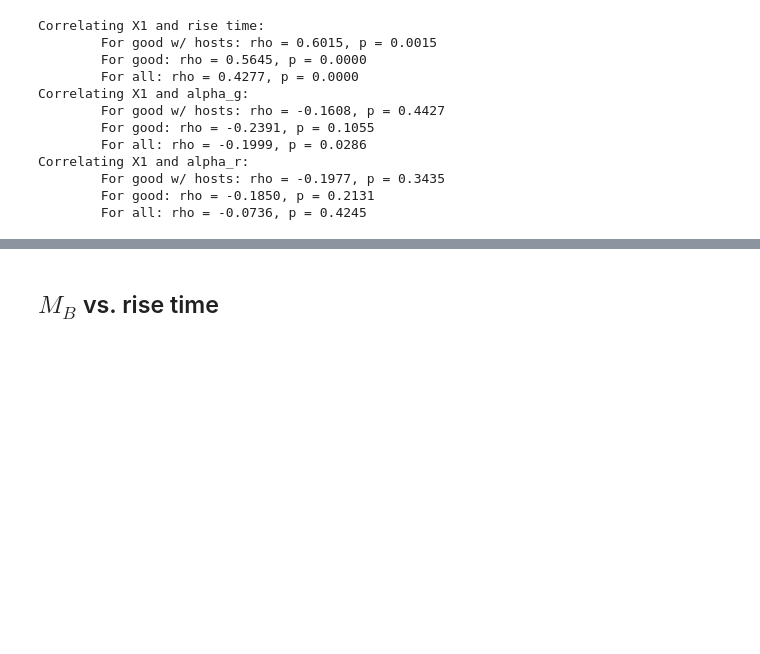
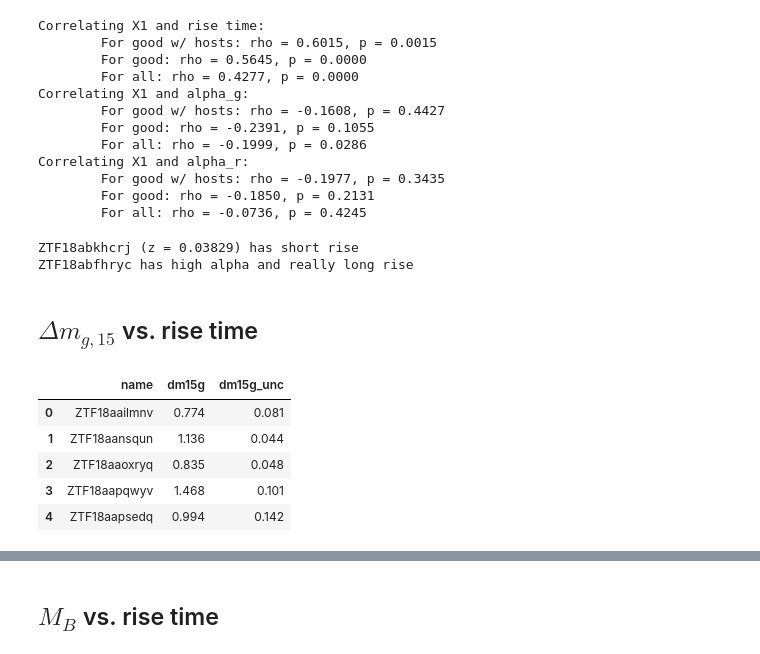
Before and after one commit to adamamiller/ztf_early_Ia_2018, a Jupyter notebook: playground/PlotPlayground.ipynb, the cells around one changed output, grey strips where cells are left out. Cells and saved outputs as stored; diff of their text form; code cells hidden in the pictures; blank space fills up the shorter version.

```diff
--- a/playground/PlotPlayground.ipynb
+++ b/playground/PlotPlayground.ipynb
@@ -543,3 +556,27 @@ Correlating X1 and alpha_r:
         For good w/ hosts: rho = -0.1977, p = 0.3435
         For good: rho = -0.1850, p = 0.2131
         For all: rho = -0.0736, p = 0.4245
+# %%
+outlier_high = np.where((t_rise < 16) & (salt_df.z_source != 'Msl') & (res.final_selection == 1) &
+                        (salt_df.x1_salt2.values > 0.75) & (salt_df.x1_salt2.values <1))
+outlier_low = np.where((t_rise > 21) & (salt_df.z_adopt < 0.04))
+
+print('{} (z = {}) has short rise'.format(salt_df.name.iloc[outlier_high].values[0],
+                                          salt_df.z_adopt.iloc[outlier_high].values[0]))
+
+print('{} has high alpha and really long rise'.format(salt_df.name.iloc[outlier_low].values[0]))
+# %% [output]
+ZTF18abkhcrj (z = 0.03829) has short rise
+ZTF18abfhryc has high alpha and really long rise
+# %% [markdown]
+## $\Delta m_{g,15}$ vs. rise time
+# %%
+dm15_df = pd.read_csv('dm15gpars.dat', sep=' ')
+dm15_df.head()
+# %% [output]
+|  | name | dm15g | dm15g_unc |
+| 0 | ZTF18aailmnv | 0.774 | 0.081 |
+| 1 | ZTF18aansqun | 1.136 | 0.044 |
+| 2 | ZTF18aaoxryq | 0.835 | 0.048 |
+| 3 | ZTF18aapqwyv | 1.468 | 0.101 |
+| 4 | ZTF18aapsedq | 0.994 | 0.142 |
```
Also changed, not shown: parts of 11 cells of this notebook.
